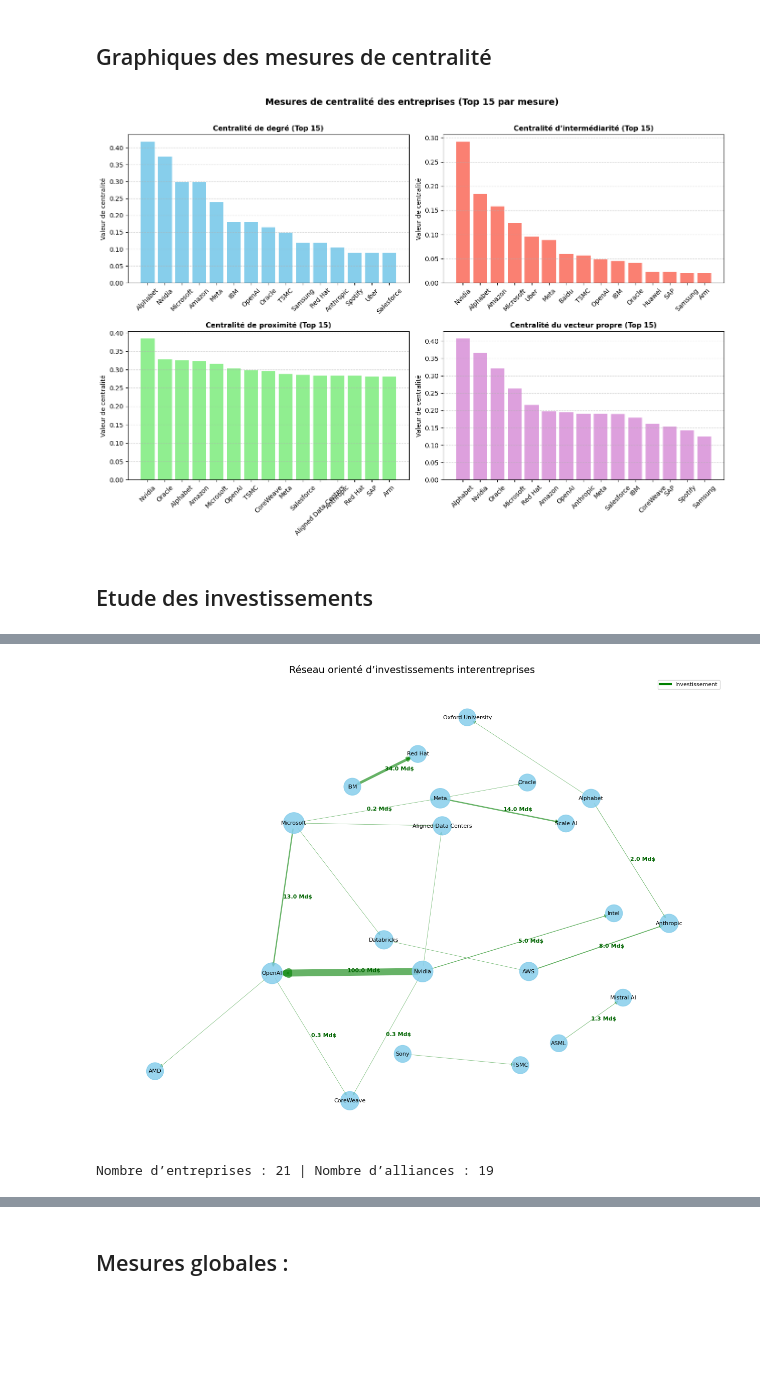
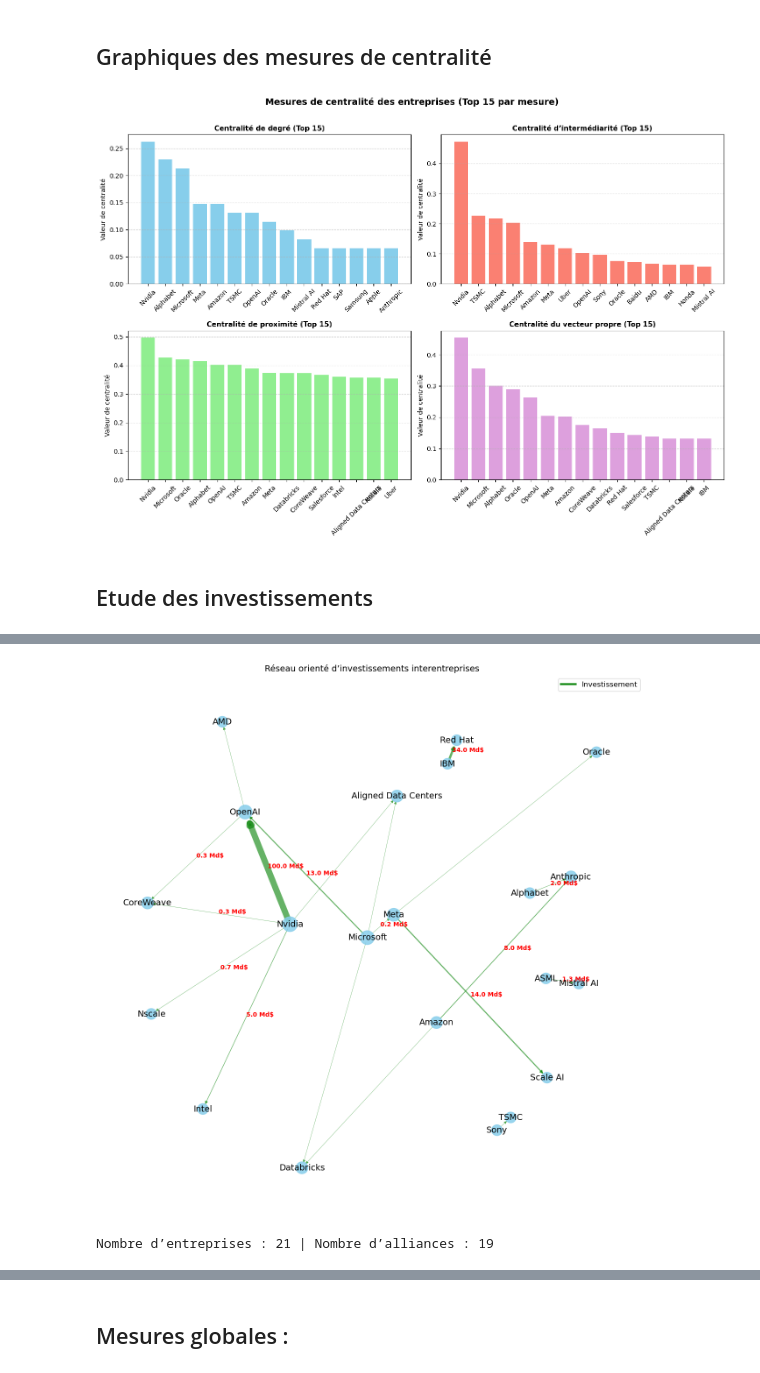
Before and after one commit to JulieLaurentt/ARS-MA, a Jupyter notebook: ARS-Vjulie.ipynb, the cells around one changed output, grey strips where cells are left out. Drawn from its saved outputs; the diff is of its cells as text; code cells hidden in the pictures; blank space fills up the shorter version.

```diff
--- a/ARS-Vjulie.ipynb
+++ b/ARS-Vjulie.ipynb
@@ -94,7 +93,6 @@ for col in ['Entreprise A', 'Entreprise B']:
     deal[col] = deal[col].replace(meta_alias, "Meta", regex=False)
     deal[col] = deal[col].replace(amazon_alias, "Amazon", regex=False)
     deal[col] = deal[col].replace(YT_alias, "YouTube", regex=False)
-    deal[col] = deal[col].replace("MediaTek", "Mediatek", regex=False)
     deal[col] = deal[col].str.strip()
 
 
@@ -319,7 +317,8 @@ couleurs = {
     "Accord de coopération stratégique": "grey",
     "Client/fournisseur": "orange",
     "Investissement": "green",
-    "Jointventure": "purple",
+    "Jointventure": "blue",
+    "Acquisition" : "fuchsia",
 }
 
 # --- Ajout des arêtes ---
@@ -344,7 +343,7 @@ node_colors = [couleur_pays.get(pays_dict.get(n, None), "lightgrey") for n in Gp
 
 # --- Positionnement des nœuds ---
 pos = nx.kamada_kawai_layout(Gpays, scale=4)
-pos["Mediatek"] [0]= 0.4
+pos["MediaTek"] [0]= 0.4
 pos["Foxconn"]=[-1.29578652,  1.84331]
 pos["General Motors"]=[-1.76486549,  0.54732702]
 pos["CoreWeave"]=[-0.27767,  0.422594 ]
@@ -446,7 +446,7 @@ couleurs = {
     "Client/fournisseur": "orange",
     "Investissement": "green",
     "Jointventure": "purple",
-
+    "Acquisition" : "fuchsia",
 }
 
 # --- Ajout des arêtes ---
@@ -472,7 +472,7 @@ node_colors = [couleur_secteur.get(secteur_dict.get(n, None), "lightgrey") for n
 
 # --- Positionnement des nœuds ---
 pos = nx.kamada_kawai_layout(Gsecteur, scale=4)
-pos["Mediatek"] [0]= 0.4
+pos["MediaTek"] [0]= 0.4
 pos["Foxconn"]=[-1.29578652,  1.84331]
 pos["General Motors"]=[-1.76486549,  0.54732702]
 pos["CoreWeave"]=[-0.27767,  0.422594 ]
@@ -507,7 +507,7 @@ for p, c in couleur_secteur.items():
 
 plt.legend(loc="best", fontsize=9)
 
-plt.title("Réseau orienté d’alliances interentreprises par secteurs d'activité)", fontsize=14)
+plt.title("Réseau orienté d’alliances interentreprises (par secteurs d'activité)", fontsize=14)
 plt.axis("off")
 plt.savefig("reseau_alliances_secteur.png", dpi=300, bbox_inches="tight")  # haute résolution, sans marges inutiles
 plt.show()
@@ -520,10 +520,10 @@ Nombre d’entreprises : 60 | Nombre d’alliances : 170
 ## Graphiques des mesures de centralité
 # %%
 # --- (1) Calcul des mesures de centralité ---
-deg_centrality = nx.degree_centrality(Gpays)
-bet_centrality = nx.betweenness_centrality(Gpays)
-clos_centrality = nx.closeness_centrality(Gpays)
-eig_centrality = nx.eigenvector_centrality(Gpays, max_iter=1000)
+deg_centrality = nx.degree_centrality(G)
+bet_centrality = nx.betweenness_centrality(G)
+clos_centrality = nx.closeness_centrality(G)
+eig_centrality = nx.eigenvector_centrality(G, max_iter=1000)
 
 # --- (2) Conversion en DataFrame ---
 df_centrality = pd.DataFrame({
@@ -561,7 +561,7 @@ plt.tight_layout(rect=[0, 0, 1, 0.97])
 plt.savefig("centralites_top15_par_mesure.png", dpi=300, bbox_inches="tight")
 plt.show()
 # %% [output]
-[figure, old version]
+[figure, new version]
 # %% [markdown]
 ## Etude des investissements
 # %%
@@ -599,13 +599,10 @@ def extraire_montant(explication):
     """
     if not isinstance(explication, str):
         return None
-
     txt = explication.lower().replace(" ", "")
-
     match = re.search(r"([\d,.]+)", txt)
     if not match:
         return None
-
     montant = match.group(1).replace(",", ".")
     try:
         montant = float(montant)
@@ -640,14 +637,17 @@ pos["Mistral AI"]=[0.54771231, -0.2818141]
 pos["Sony"]=[-0.18105236, -0.46961572]
 pos["Oracle"]=[0.23105096, 0.43666126]
 
-#pos = nx.planar_layout(Ginvest)
+pos = nx.spring_layout(Ginvest, k=1.6, iterations=500, seed=42)
+pos["AMD"][0]=-0.7
+pos["Aligned Data Centers"][0]=0
+pos["Oracle"][0]=0.8
 
 # --- Taille des nœuds proportionnelle au degré ---
 deg = dict(Ginvest.degree())
-node_sizes = [500 + deg[n] * 100 for n in Ginvest.nodes()]
+node_sizes = [250 + deg[n] * 70 for n in Ginvest.nodes()]
 
 # --- Dessin ---
-plt.figure(figsize=(16, 12))
+plt.figure(figsize=(16, 16))
 
 # Nœuds
 nx.draw_networkx_nodes(Ginvest, pos, node_size=node_sizes, node_color="skyblue", alpha=0.85)
@@ -675,36 +675,37 @@ for type_alliance, color in couleurs.items():
         Ginvest, pos,
         edgelist=[(u, v) for u, v, _ in edges],
         edge_color=color,
         alpha=0.6,
         arrows=True,
         arrowsize=10,
         width=widths
     )
 
     # Ajouter les montants sur les arêtes d’investissement
     if type_alliance == "Investissement":
         for (u, v, d) in edges:
             if d["montant"] is not None:
                 # Coordonnées du texte = milieu de l'arête
                 x1, y1 = pos[u]
                 x2, y2 = pos[v]
                 xm, ym = (x1 + x2) / 2, (y1 + y2) / 2
-                plt.text(xm, ym, f"{d['montant']:.1f} Md$", fontsize=8, color="darkgreen", fontweight="bold")
+                plt.text(xm, ym, f"{d['montant']:.1f} Md$", fontsize=10, color="red", fontweight="bold")
 
 # Labels des nœuds
-nx.draw_networkx_labels(Ginvest, pos, font_size=8)
+nx.draw_networkx_labels(Ginvest, pos, font_size=14)
 
 # Légende
 for type_alliance, color in couleurs.items():
     plt.plot([], [], color=color, label=type_alliance, linewidth=3)
-plt.legend(loc="best", fontsize=8)
+plt.legend(loc="best", fontsize=12)
 
 plt.title("Réseau orienté d’investissements interentreprises", fontsize=14)
+plt.savefig("investissements.png", dpi=300, bbox_inches="tight")
 plt.axis("off")
 plt.show()
 
 print(f"Nombre d’entreprises : {Ginvest.number_of_nodes()} | Nombre d’alliances : {Ginvest.number_of_edges()}")
 # %% [output]
-[figure, old version]
+[figure, new version]
 Nombre d’entreprises : 21 | Nombre d’alliances : 19
 # %%
```
Also changed, not shown: parts of 14 cells of this notebook.
